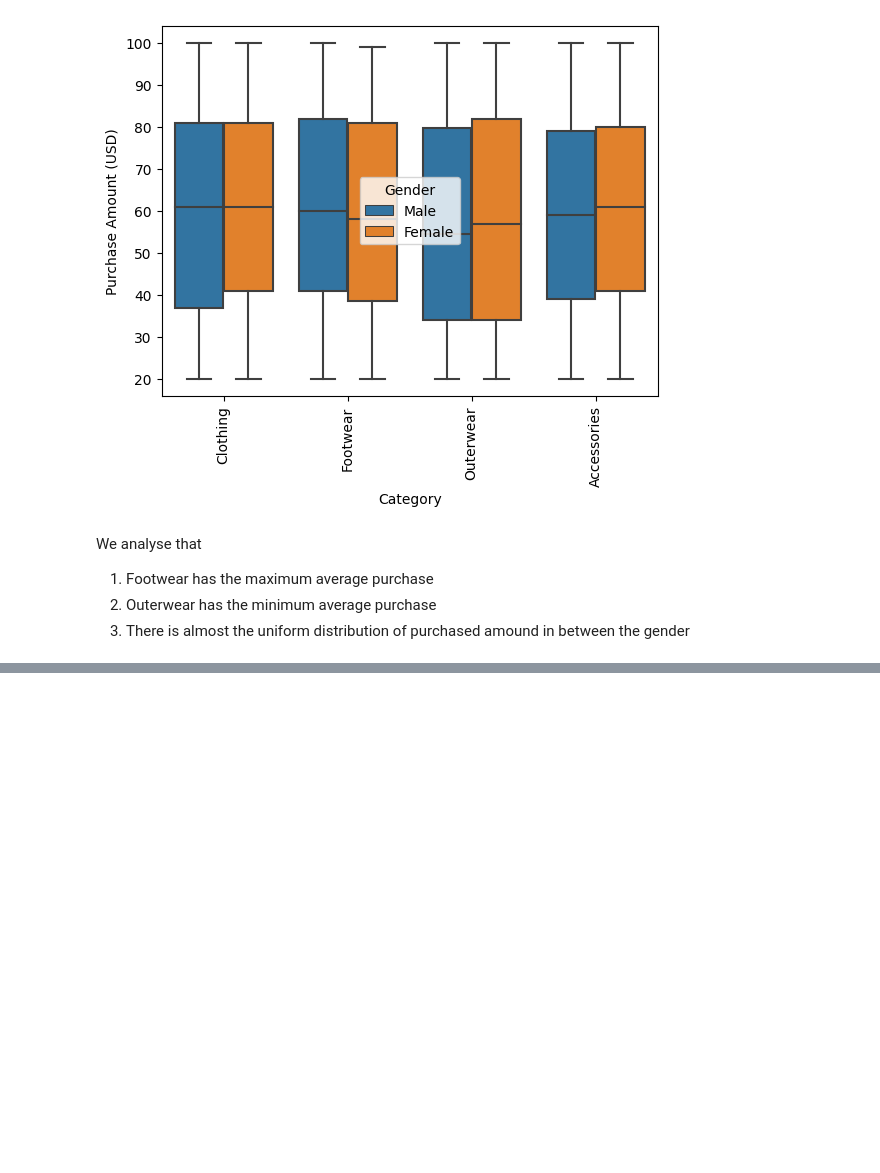
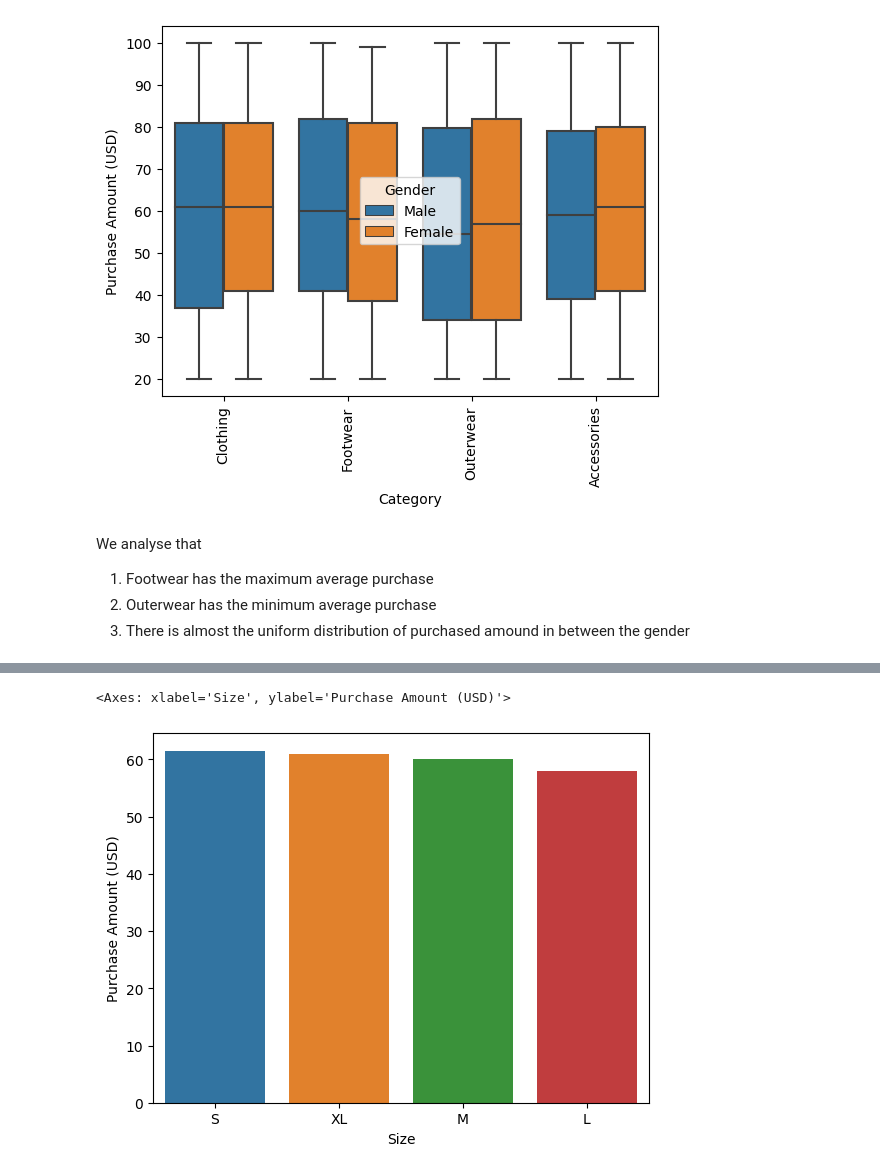
Before and after one commit to vanshikagoyal6396/MLCOE_TASK1_DIABETES, a Jupyter notebook: EDA2.ipynb, the cells around one changed output, grey strips where cells are left out. Saved outputs shown, nothing was run; the diff lists cells and outputs as text; code cells hidden in the pictures; blank space fills up the shorter version.

```diff
--- a/EDA2.ipynb
+++ b/EDA2.ipynb
@@ -196,0 +199,3 @@ plt.show()
+# %%
+size=pd.DataFrame(data.groupby('Size')['Purchase Amount (USD)'].mean().reset_index().sort_values(by='Purchase Amount (USD)',ascending=False))
+size
@@ -196,0 +213,5 @@ plt.show()
+# %%
+sns.barplot(x='Size',y='Purchase Amount (USD)',data=size)
+# %% [output]
+<Axes: xlabel='Size', ylabel='Purchase Amount (USD)'>
+[figure, added]
```
Also changed, not shown: parts of 7 cells of this notebook.
